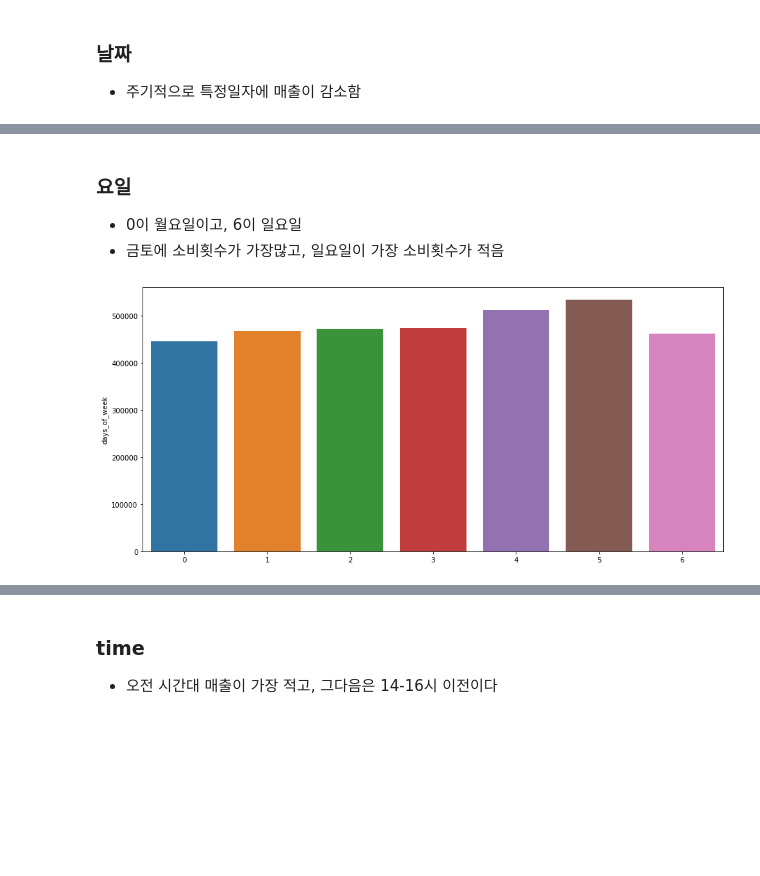
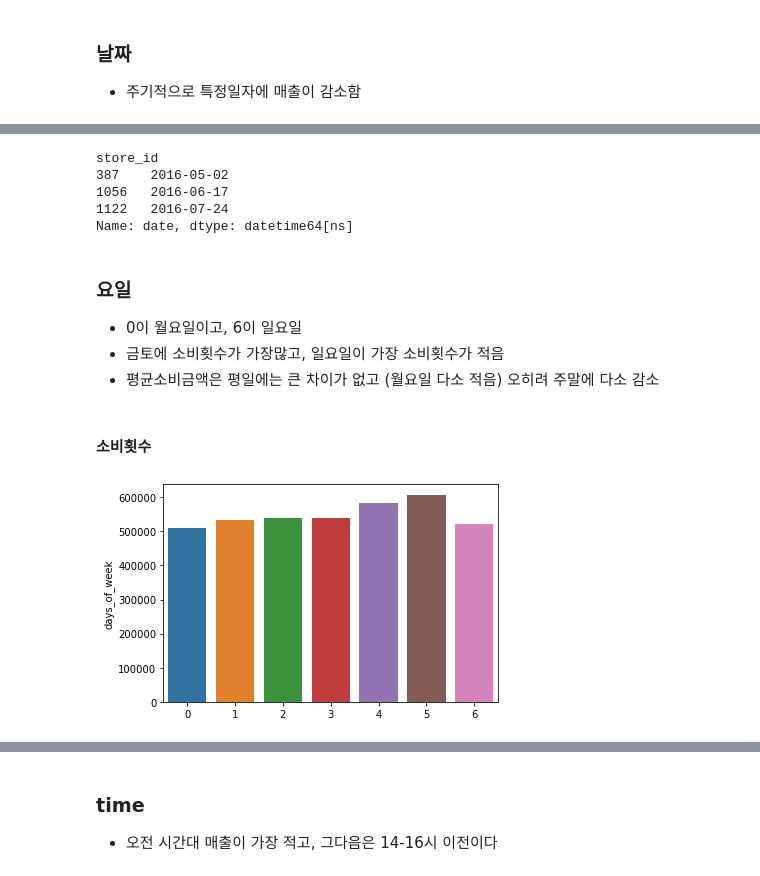
Before and after one commit to bbiyongel/Dacon_funda, a Jupyter notebook: EDA.ipynb, the cells around one changed output, grey strips where cells are left out. Cells and saved outputs as stored; diff of their text form; code cells hidden in the pictures; blank space fills up the shorter version.

```diff
--- a/EDA.ipynb
+++ b/EDA.ipynb
@@ -34,0 +40,5 @@ train.head()
+# %%
+# train/test 결합
+train['test'] = 0
+test['test'] = 1
+merge_df = pd.concat([train,test])
@@ -77,3 +95,2 @@ info_df(test)
 # %%
-train.installments.fillna(0,inplace = True)
-test.installments.fillna(0, inplace = True)
+merge_df.installments.fillna(0,inplace = True)
@@ -82,8 +117,8 @@ test.installments.fillna(0, inplace = True)
 * 주기적으로 특정일자에 매출이 감소함
 # %%
 #object -> datetime으로 전환
-dates = pd.to_datetime(train.date)
-dates = dates.value_counts().sort_index()
+merge_df['date'] = pd.to_datetime(merge_df.date)
+dates = merge_df['date'].value_counts().sort_index()
 
 plt.figure(figsize=(15,7))
 sns.lineplot(x = dates.index, y = dates)
@@ -96,0 +137,3 @@ To register the converters:
+# %%
+merge_df['year'] = merge_df['date'].apply(lambda x : x.year)
+merge_df['month'] = merge_df['date'].apply(lambda x : x.month)
@@ -97,12 +231,22 @@ To register the converters:
+# %%
+day_check[day_check > merge_df.date.min()]
+# %% [output]
+store_id
+387    2016-05-02
+1056   2016-06-17
+1122   2016-07-24
+Name: date, dtype: datetime64[ns]
 # %% [markdown]
 ### 요일
 * 0이 월요일이고, 6이 일요일
 * 금토에 소비횟수가 가장많고, 일요일이 가장 소비횟수가 적음
+* 평균소비금액은 평일에는 큰 차이가 없고 (월요일 다소 적음) 오히려 주말에 다소 감소
+# %% [markdown]
+#### 소비횟수
 # %%
-weeks = train.days_of_week.value_counts()
+weeks = merge_df.days_of_week.value_counts()
 
-plt.figure(figsize=(15,7))
 sns.barplot(x = weeks.index, y = weeks)
 plt.show()
 # %% [output]
-[figure, old version]
+[figure, new version]
```
Also changed, not shown: parts of 48 cells of this notebook.
